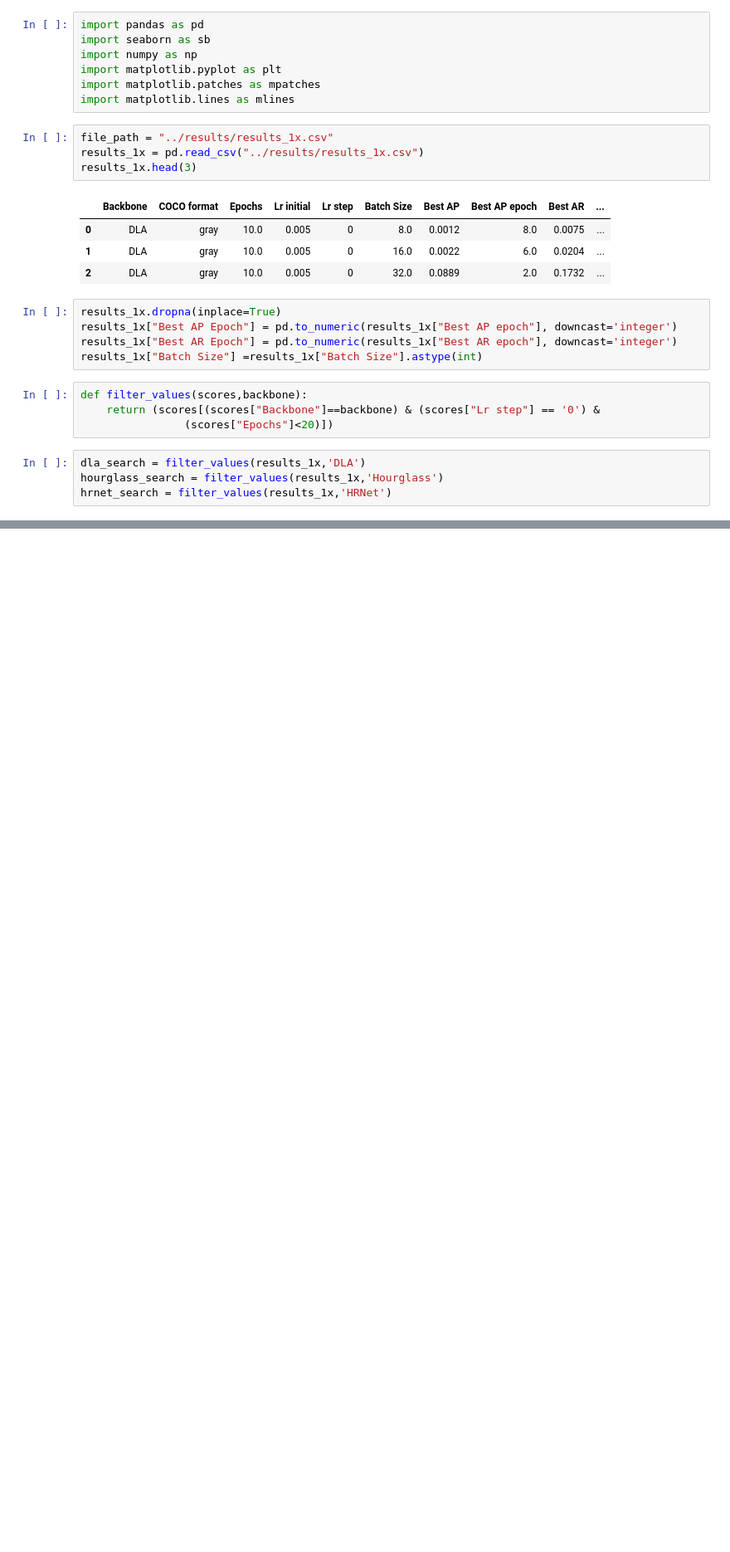
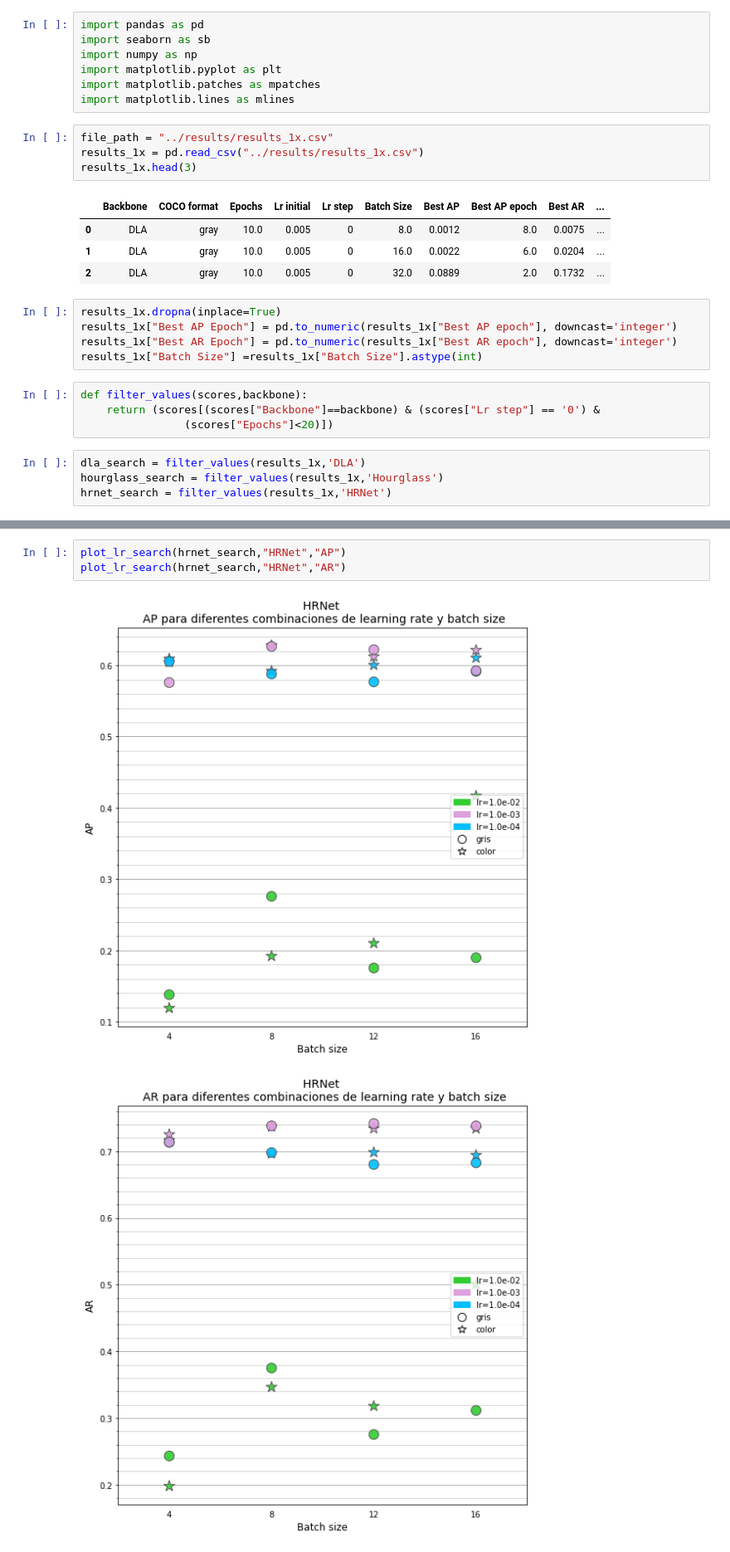
Before and after one commit to jsmithdlc/CenterNet-ThermalPose, a Jupyter notebook: src/pretty_plotts.ipynb, the cells around one changed output, grey strips where cells are left out. Shown at 83% size. Drawn from its saved outputs; the diff is of its cells as text; blank space fills up the shorter version.

```diff
--- a/src/pretty_plotts.ipynb
+++ b/src/pretty_plotts.ipynb
@@ -68,0 +75,6 @@ plot_lr_search(results_1x,"HRNet","gray","recall")
+# %%
+plot_lr_search(hrnet_search,"HRNet","AP")
+plot_lr_search(hrnet_search,"HRNet","AR")
+# %% [output]
+[figure, added]
+[figure, added]
```
Also changed, not shown: parts of 5 cells of this notebook, 12 other files.
